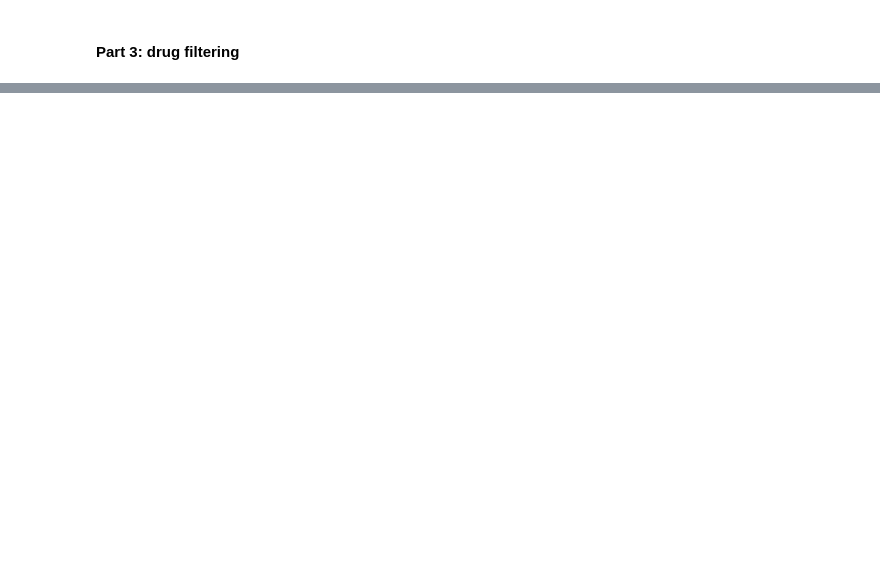
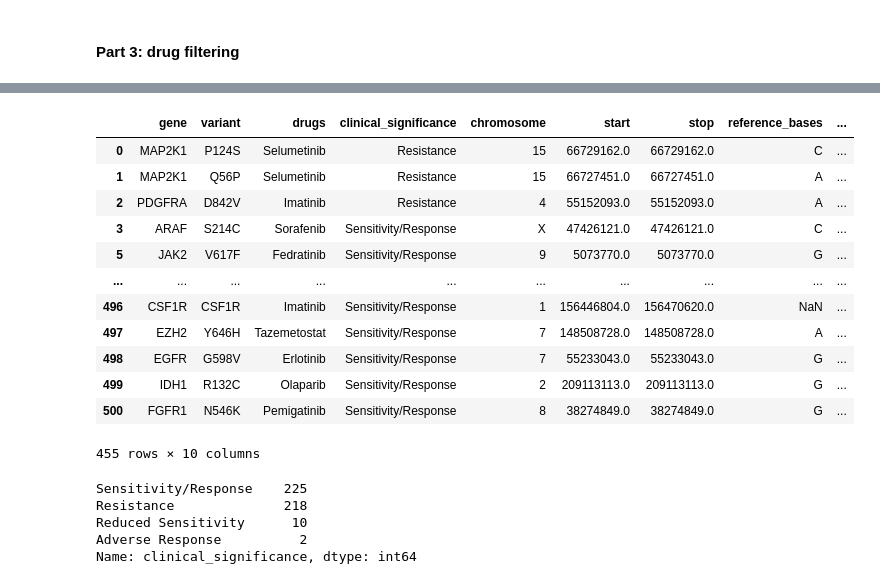
Before and after one commit to Liuzhe30/Emden, a Jupyter notebook: preprocess/02-preprocess-civic.ipynb, the cells around one changed output, grey strips where cells are left out. Saved outputs shown, nothing was run; the diff lists cells and outputs as text; code cells hidden in the pictures; blank space fills up the shorter version.

```diff
--- a/preprocess/02-preprocess-civic.ipynb
+++ b/preprocess/02-preprocess-civic.ipynb
@@ -96,0 +272,30 @@ combination_df
+# %%
+import warnings
+warnings.filterwarnings('ignore')
+pd.options.display.max_rows = 20
+
+# generate drug table: smile
+drug_table = pd.DataFrame(columns=['drugname', 'smile', 'molecular_weight', 'molecular_formula', 'atom'])
+for i in tqdm(range(len(new_drug_unique_list))):
+    compound = pcp.get_compounds(new_drug_unique_list[i],'name')[0]
+    drugname = new_drug_unique_list[i]
+    try:
+        smile = compound.isomeric_smiles
+    except AttributeError:
+        smile = np.nan
+    try:
+        molecular_weight = compound.molecular_weight
+    except AttributeError:
+        molecular_weight = np.nan
+    try:
+        molecular_formula = compound.molecular_formula
+    except AttributeError:
+        molecular_formula = np.nan
+    try:
+        atom = compound.atoms
+    except AttributeError:
+        atom = np.nan
+    drug_table = drug_table.append([{'drugname':drugname, 'smile':smile, 'molecular_weight':molecular_weight, 'molecular_formula':molecular_formula,
+                                    'atom':atom}], ignore_index=True)
+print(drug_table)
+drug_table.to_csv('../datasets/middlefile/civic_drug_table.csv', index=None)
@@ -96,0 +336,25 @@ combination_df
+# %%
+fixdrug_df.to_csv('../datasets/middlefile/civic_evidence_table.csv', index=None)
+fixdrug_df
+# %% [output]
+|  | gene | variant | drugs | clinical_significance | chromosome | start | stop | reference_bases | ... |
+| 0 | MAP2K1 | P124S | Selumetinib | Resistance | 15 | 66729162.0 | 66729162.0 | C | ... |
+| 1 | MAP2K1 | Q56P | Selumetinib | Resistance | 15 | 66727451.0 | 66727451.0 | A | ... |
+| 2 | PDGFRA | D842V | Imatinib | Resistance | 4 | 55152093.0 | 55152093.0 | A | ... |
+| 3 | ARAF | S214C | Sorafenib | Sensitivity/Response | X | 47426121.0 | 47426121.0 | C | ... |
+| 5 | JAK2 | V617F | Fedratinib | Sensitivity/Response | 9 | 5073770.0 | 5073770.0 | G | ... |
+| ... | ... | ... | ... | ... | ... | ... | ... | ... | ... |
+| 496 | CSF1R | CSF1R | Imatinib | Sensitivity/Response | 1 | 156446804.0 | 156470620.0 | NaN | ... |
+| 497 | EZH2 | Y646H | Tazemetostat | Sensitivity/Response | 7 | 148508728.0 | 148508728.0 | A | ... |
+| 498 | EGFR | G598V | Erlotinib | Sensitivity/Response | 7 | 55233043.0 | 55233043.0 | G | ... |
+| 499 | IDH1 | R132C | Olaparib | Sensitivity/Response | 2 | 209113113.0 | 209113113.0 | G | ... |
+| 500 | FGFR1 | N546K | Pemigatinib | Sensitivity/Response | 8 | 38274849.0 | 38274849.0 | G | ... |
+455 rows × 10 columns
+# %%
+fixdrug_df['clinical_significance'].value_counts()
+# %% [output]
+Sensitivity/Response    225
+Resistance              218
+Reduced Sensitivity      10
+Adverse Response          2
+Name: clinical_significance, dtype: int64
```
Also changed, not shown: parts of 14 cells of this notebook, 4 other files.
